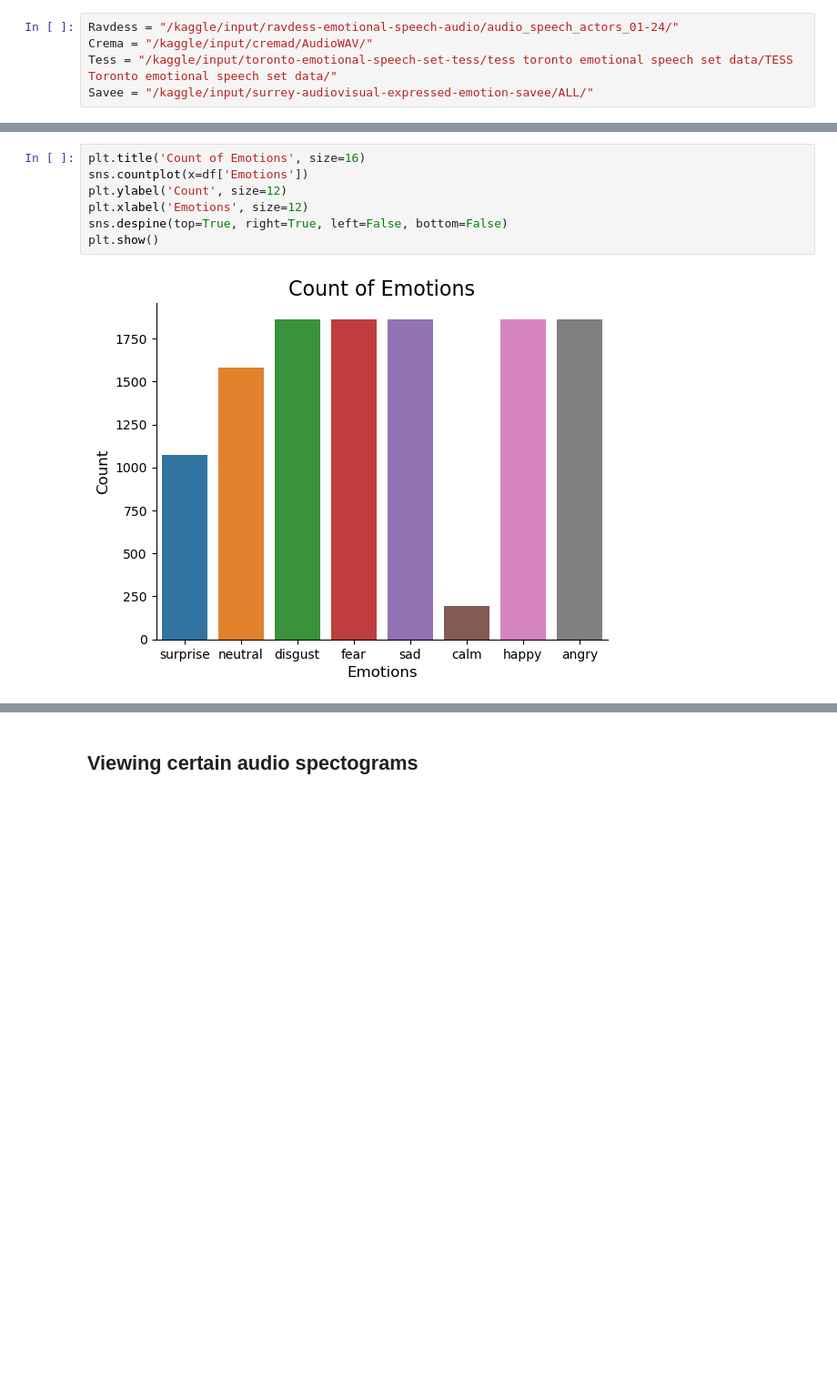
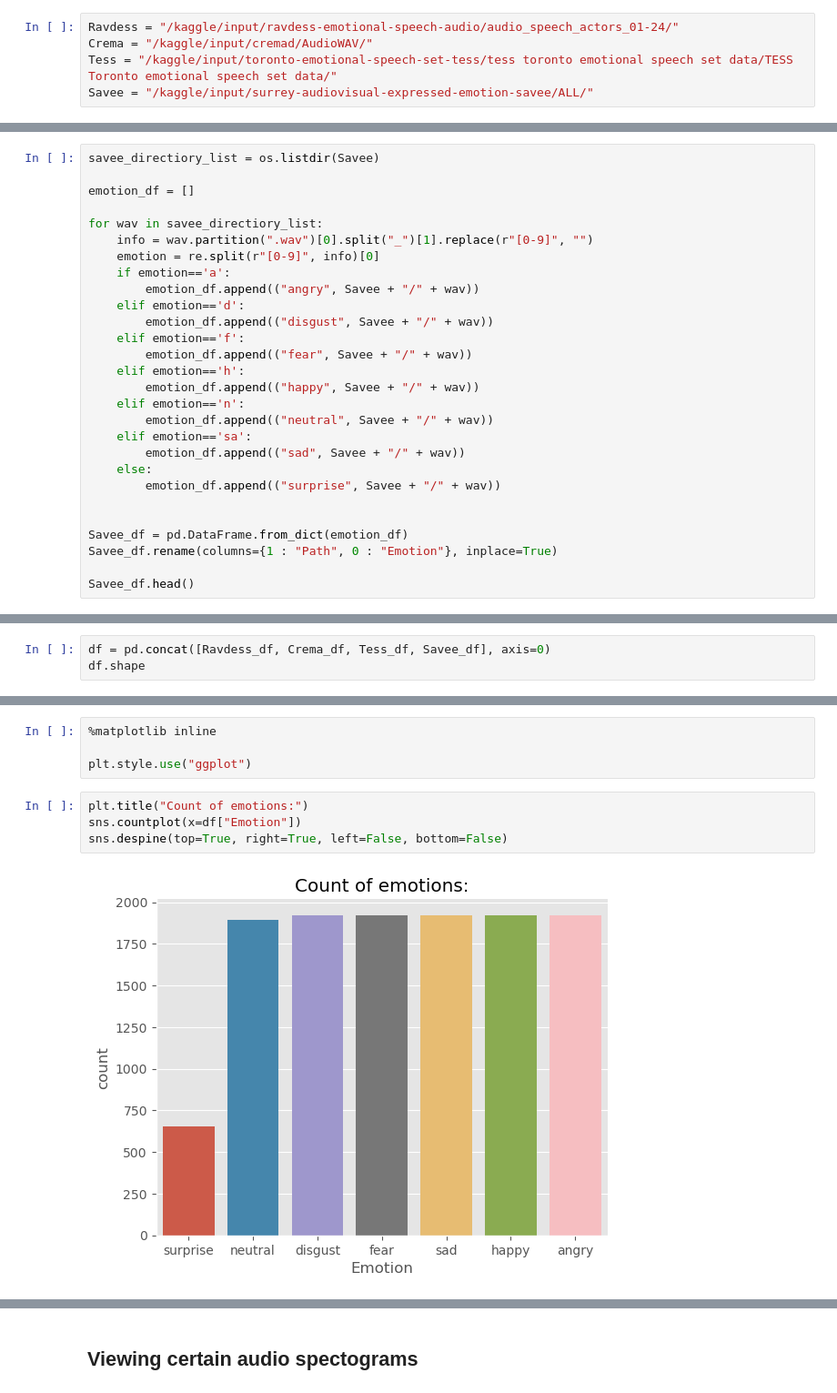
Before and after one commit to madhaviit/IITISOC-23-AI-ML-15-Speech-Emotion-Detection, a Jupyter notebook: speech-emotion-detection.ipynb, the cells around one changed output, grey strips where cells are left out. Shown at 91% size. Cells and saved outputs as stored; diff of their text form; blank space fills up the shorter version.

```diff
--- a/speech-emotion-detection.ipynb
+++ b/speech-emotion-detection.ipynb
@@ -201,0 +118,28 @@ df
+# %%
+savee_directiory_list = os.listdir(Savee)
+
+emotion_df = []
+
+for wav in savee_directiory_list:
+    info = wav.partition(".wav")[0].split("_")[1].replace(r"[0-9]", "")
+    emotion = re.split(r"[0-9]", info)[0]
+    if emotion=='a':
+        emotion_df.append(("angry", Savee + "/" + wav))
+    elif emotion=='d':
+        emotion_df.append(("disgust", Savee + "/" + wav))
+    elif emotion=='f':
+        emotion_df.append(("fear", Savee + "/" + wav))
+    elif emotion=='h':
+        emotion_df.append(("happy", Savee + "/" + wav))
+    elif emotion=='n':
+        emotion_df.append(("neutral", Savee + "/" + wav))
+    elif emotion=='sa':
+        emotion_df.append(("sad", Savee + "/" + wav))
+    else:
+        emotion_df.append(("surprise", Savee + "/" + wav))
+
+
+Savee_df = pd.DataFrame.from_dict(emotion_df)
+Savee_df.rename(columns={1 : "Path", 0 : "Emotion"}, inplace=True)
+
+Savee_df.head()
@@ -201,0 +153,3 @@ df
+# %%
+df = pd.concat([Ravdess_df, Crema_df, Tess_df, Savee_df], axis=0)
+df.shape
@@ -202,10 +158,11 @@ df
+# %%
+%matplotlib inline
+
+plt.style.use("ggplot")
 # %%
-plt.title('Count of Emotions', size=16)
-sns.countplot(x=df['Emotions'])
-plt.ylabel('Count', size=12)
-plt.xlabel('Emotions', size=12)
+plt.title("Count of emotions:")
+sns.countplot(x=df["Emotion"])
 sns.despine(top=True, right=True, left=False, bottom=False)
-plt.show()
 # %% [output]
-[figure, old version]
+[figure, new version]
 # %%
```
Also changed, not shown: parts of 76 cells of this notebook.
